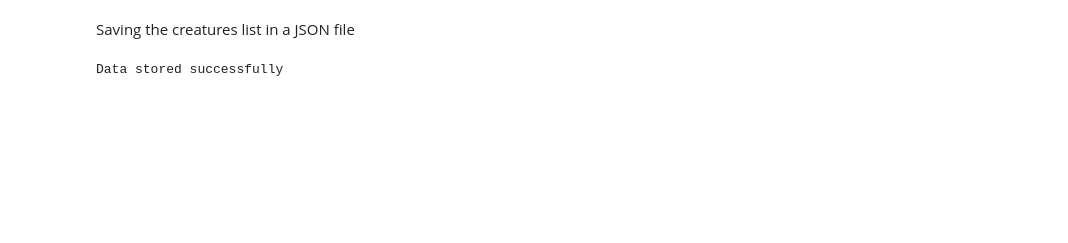
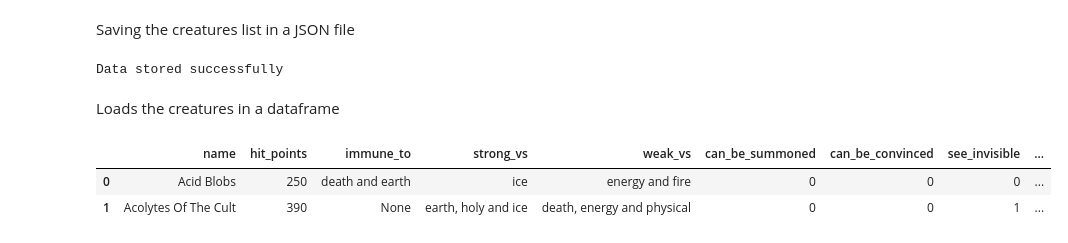
Before and after one commit to jpgsamu/jpgsamu-study-2024-pt1, a Jupyter notebook: get_monsters.ipynb, the cells around one changed output. Drawn from its saved outputs; the diff is of its cells as text; code cells hidden in the pictures; blank space fills up the shorter version.

Commit message:
fetch creatures data from tibia.com ready

```diff
--- a/get_monsters.ipynb
+++ b/get_monsters.ipynb
@@ -116,5 +116,12 @@ with open("creatures_data.json", "w", encoding = 'utf-8') as file:
 print("Data stored successfully")
 # %% [output]
 Data stored successfully
+# %% [markdown]
+Loads the creatures in a dataframe
 # %%
 creatures_df = pd.read_json("creatures_data.json")
+creatures_df.head(2)
+# %% [output]
+|  | name | hit_points | immune_to | strong_vs | weak_vs | can_be_summoned | can_be_convinced | see_invisible | ... |
+| 0 | Acid Blobs | 250 | death and earth | ice | energy and fire | 0 | 0 | 0 | ... |
+| 1 | Acolytes Of The Cult | 390 | None | earth, holy and ice | death, energy and physical | 0 | 0 | 1 | ... |
```
Also changed, not shown: parts of 9 cells of this notebook, 2 other files.
